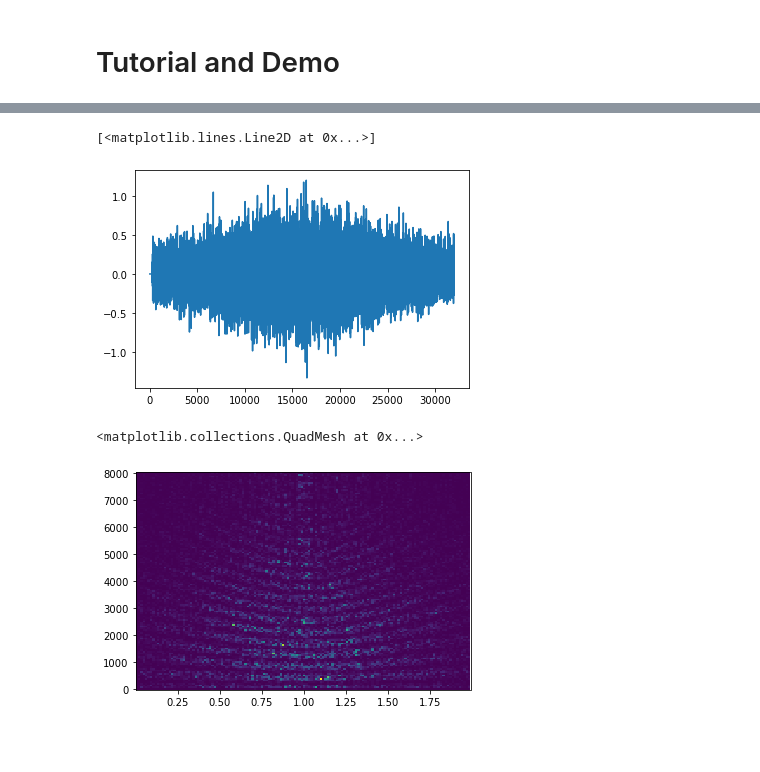
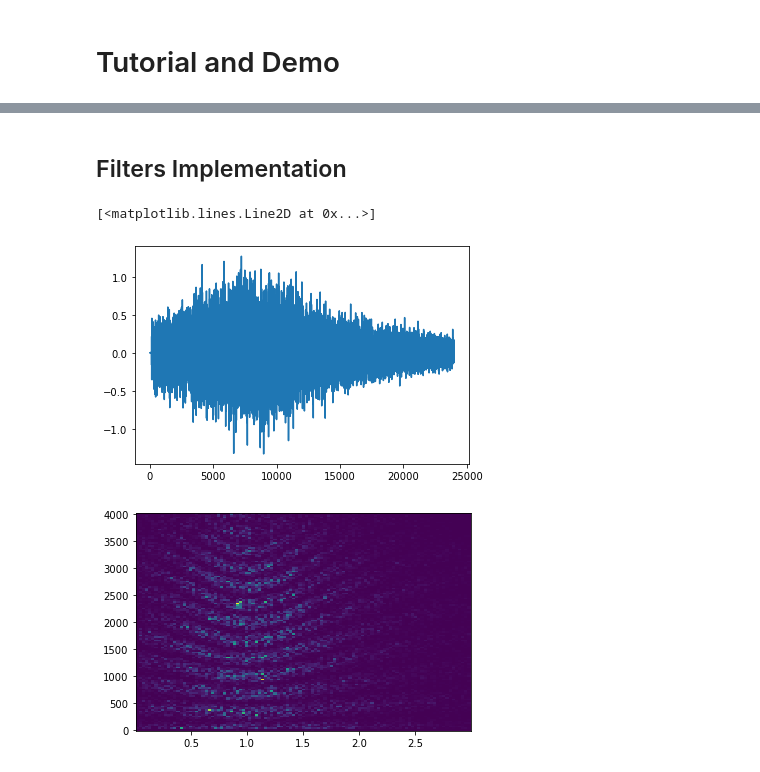
Before and after one commit to steDamiano/pyroadacoustics, a Jupyter notebook: simulator_demo.ipynb, the cells around one changed output, grey strips where cells are left out. Cells and saved outputs as stored; diff of their text form; code cells hidden in the pictures; blank space fills up the shorter version.

```diff
--- a/simulator_demo.ipynb
+++ b/simulator_demo.ipynb
@@ -3,3 +13,5 @@
+# %% [markdown]
+## Filters Implementation
 # %%
 # Explain the goal of the simulator and the usecase it is designed for
 
@@ -19,29 +31,42 @@
 # %%
 # Define simulation environment with moving source and random signal
 import pyroadacoustics as pyroad
 import numpy as np
-env = pyroad.Environment(fs = 16000)
-src_signal = np.random.randn(40000)
-env.add_source(np.array([3,5,1]), trajectory_points=np.array([[3,5,1], [3,-5,1]]), source_velocity=np.array([5]), signal=src_signal)
+fs = 8000
+t = np.arange(0,5,1/fs)
+# f = 5000
+env = pyroad.Environment(fs = fs)
+# src_signal = np.sin(2 * np.pi * f * t)
+src_signal = np.random.randn(len(t))
+env.add_source(np.array([3,5,1]), trajectory_points=np.array([[3,5,1], [3,-10,1]]), source_velocity=np.array([5]), signal=src_signal)
 env.add_microphone_array(np.array([[0,0,1]]))
-env.set_simulation_params("Linear", True, True)
+env.set_simulation_params("Sinc", True, True)
 signal = env.simulate()
 # Run simulation and plot signals received at microphone array
 import matplotlib.pyplot as plt
 plt.plot(signal[0])
 
 # Plot spectrogram of received signal to show doppler
 
 # Show comb filtering effect using FFT representations
 
 # Listen to signal produced by simulator
 # %% [output]
 [<matplotlib.lines.Line2D at 0x...>]
-[figure, old version]
+[figure, new version]
 # %%
 import scipy.signal
-ff, tt, Sxx = scipy.signal.spectrogram(signal[0], fs = 16000)
+from scipy.io.wavfile import write
+ff, tt, Sxx = scipy.signal.spectrogram(signal[0], fs = fs)
+plt.figure()
 plt.pcolormesh(tt, ff, Sxx, shading='auto')
+write('output.wav', fs, signal[0])
+
+
+# Nfft = 2048
+# f_axis = np.linspace(0, fs / 2, int(Nfft / 2 + 1))
+# fft_signal = np.fft.fft(signal[0], Nfft)
+# plt.figure()
+# plt.plot(f_axis, abs(fft_signal[:int(Nfft/2 + 1)]))
 # %% [output]
-<matplotlib.collections.QuadMesh at 0x...>
-[figure, old version]
+[figure, new version]
```
Also changed, not shown: parts of 2 cells of this notebook, 13 other files.
